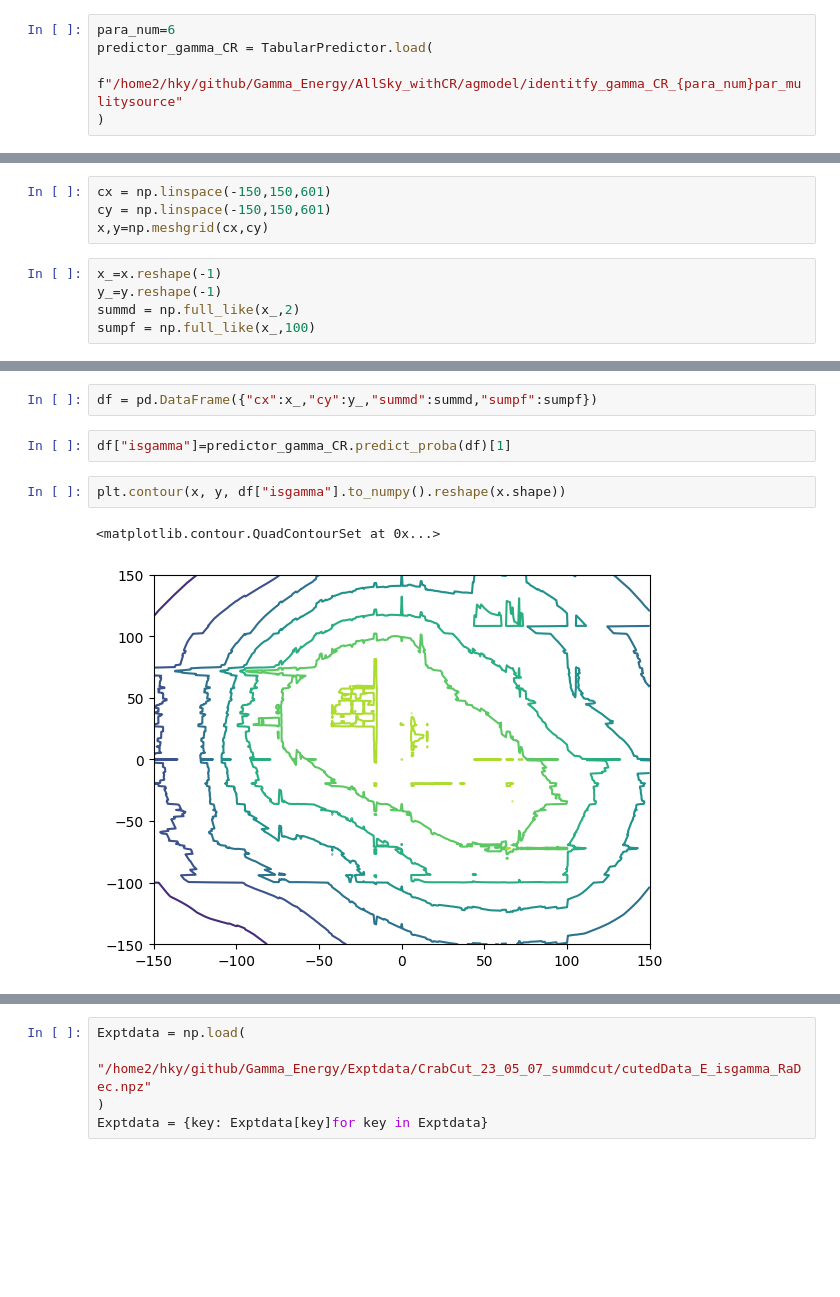
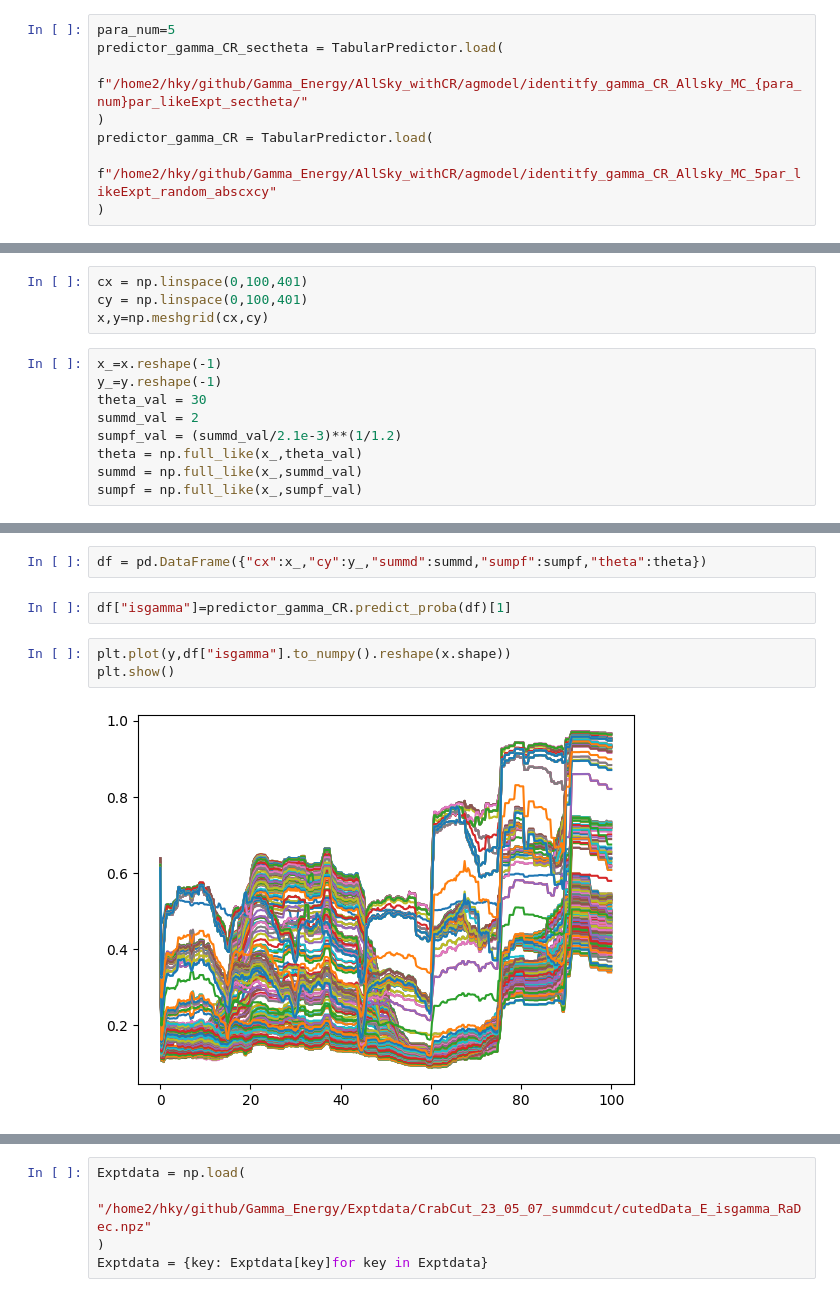
Before and after one commit to hukongyi/Gamma_Energy, a Jupyter notebook: AllSky_withCR/draw_Crab.ipynb, the cells around one changed output, grey strips where cells are left out. Drawn from its saved outputs; the diff is of its cells as text; blank space fills up the shorter version.

```diff
--- a/AllSky_withCR/draw_Crab.ipynb
+++ b/AllSky_withCR/draw_Crab.ipynb
@@ -22,7 +340,10 @@ def LIMA(alpha, Non, Noff):
     sig[np.isnan(sig)]=0
     return sig
 # %%
-para_num=6
+para_num=5
+predictor_gamma_CR_sectheta = TabularPredictor.load(
+    f"/home2/hky/github/Gamma_Energy/AllSky_withCR/agmodel/identitfy_gamma_CR_Allsky_MC_{para_num}par_likeExpt_sectheta/"
+)
 predictor_gamma_CR = TabularPredictor.load(
-    f"/home2/hky/github/Gamma_Energy/AllSky_withCR/agmodel/identitfy_gamma_CR_{para_num}par_mulitysource"
+    f"/home2/hky/github/Gamma_Energy/AllSky_withCR/agmodel/identitfy_gamma_CR_Allsky_MC_5par_likeExpt_random_abscxcy"
 )
@@ -29,9 +432,13 @@ predictor_gamma_CR = TabularPredictor.load(
 # %%
-cx = np.linspace(-150,150,601)
-cy = np.linspace(-150,150,601)
+cx = np.linspace(0,100,401)
+cy = np.linspace(0,100,401)
 x,y=np.meshgrid(cx,cy)
 # %%
 x_=x.reshape(-1)
 y_=y.reshape(-1)
-summd = np.full_like(x_,2)
-sumpf = np.full_like(x_,100)
+theta_val = 30
+summd_val = 2
+sumpf_val = (summd_val/2.1e-3)**(1/1.2)
+theta = np.full_like(x_,theta_val)
+summd = np.full_like(x_,summd_val)
+sumpf = np.full_like(x_,sumpf_val)
@@ -38,9 +449,9 @@ sumpf = np.full_like(x_,100)
 # %%
-df = pd.DataFrame({"cx":x_,"cy":y_,"summd":summd,"sumpf":sumpf})
+df = pd.DataFrame({"cx":x_,"cy":y_,"summd":summd,"sumpf":sumpf,"theta":theta})
 # %%
 df["isgamma"]=predictor_gamma_CR.predict_proba(df)[1]
 # %%
-plt.contour(x, y, df["isgamma"].to_numpy().reshape(x.shape))
+plt.plot(y,df["isgamma"].to_numpy().reshape(x.shape))
+plt.show()
 # %% [output]
-<matplotlib.contour.QuadContourSet at 0x...>
-[figure, old version]
+[figure, new version]
```
Also changed, not shown: parts of 64 cells of this notebook, 19 other files.
